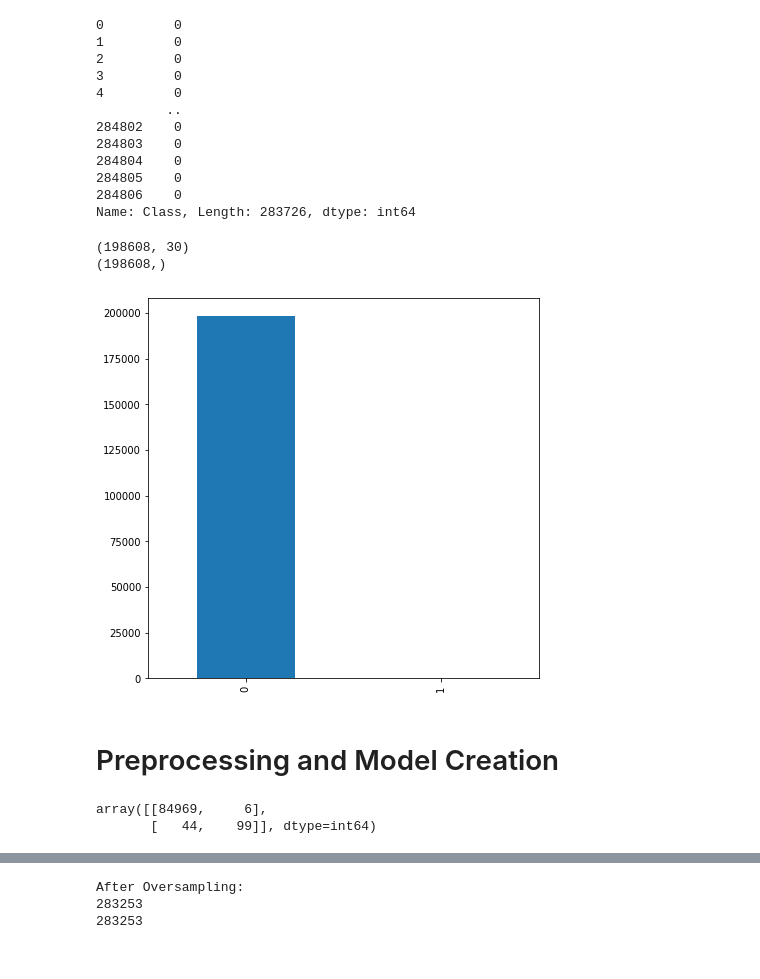
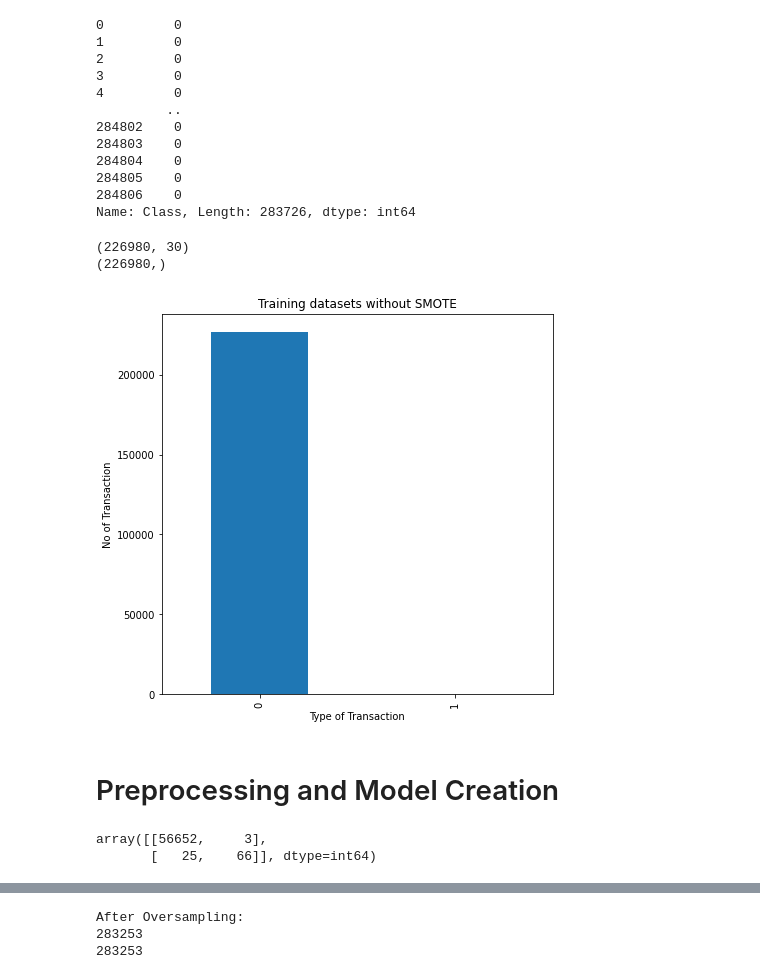
Before and after one commit to sapk-pa1/Credit_Card_Fraud_Detection, a Jupyter notebook: main1.ipynb, the cells around one changed output, grey strips where cells are left out. Saved outputs shown, nothing was run; the diff lists cells and outputs as text; code cells hidden in the pictures.

```diff
--- a/main1.ipynb
+++ b/main1.ipynb
@@ -239,20 +258,23 @@ y
 Name: Class, Length: 283726, dtype: int64
 # %%
 from sklearn.model_selection import train_test_split
-x_train, x_test,y_train, y_test = train_test_split(x, y, test_size=0.3 , random_state = 33)
+x_train, x_test,y_train, y_test = train_test_split(x, y, test_size=0.2 , random_state = 33)
 # %%
 print(x_train.shape)
 print(y_train.shape)
 # %% [output]
-(198608, 30)
-(198608,)
+(226980, 30)
+(226980,)
 # %%
 plt.figure(figsize = (7,7))
+plt.ylabel("No of Transaction")
+plt.xlabel("Type of Transaction")
+plt.title("Training datasets without SMOTE")
 y_train.value_counts().plot(kind = 'bar');
 # There is vast difference with the number of the valid transactions to the fradulent transactions
 # first lets make the model without balancing the data sets and then we try to use the same model with the balanced data sets
 # %% [output]
-[figure, old version]
+[figure, new version]
 # %% [markdown]
 # Preprocessing and Model Creation
 # %%
@@ -269,8 +291,8 @@ conf_m1 = confusion_matrix(y_test , prediction1)
 # %%
 conf_m1
 # %% [output]
-array([[84969,     6],
-       [   44,    99]], dtype=int64)
+array([[56652,     3],
+       [   25,    66]], dtype=int64)
 # %%
 def plot_confusion_matrix(cm, classes, title, normalize = False, cmap = plt.cm.Blues):
     title = 'Confusion Matrix of {}'.format(title)
```
Also changed, not shown: parts of 36 cells of this notebook, 13 other files.
